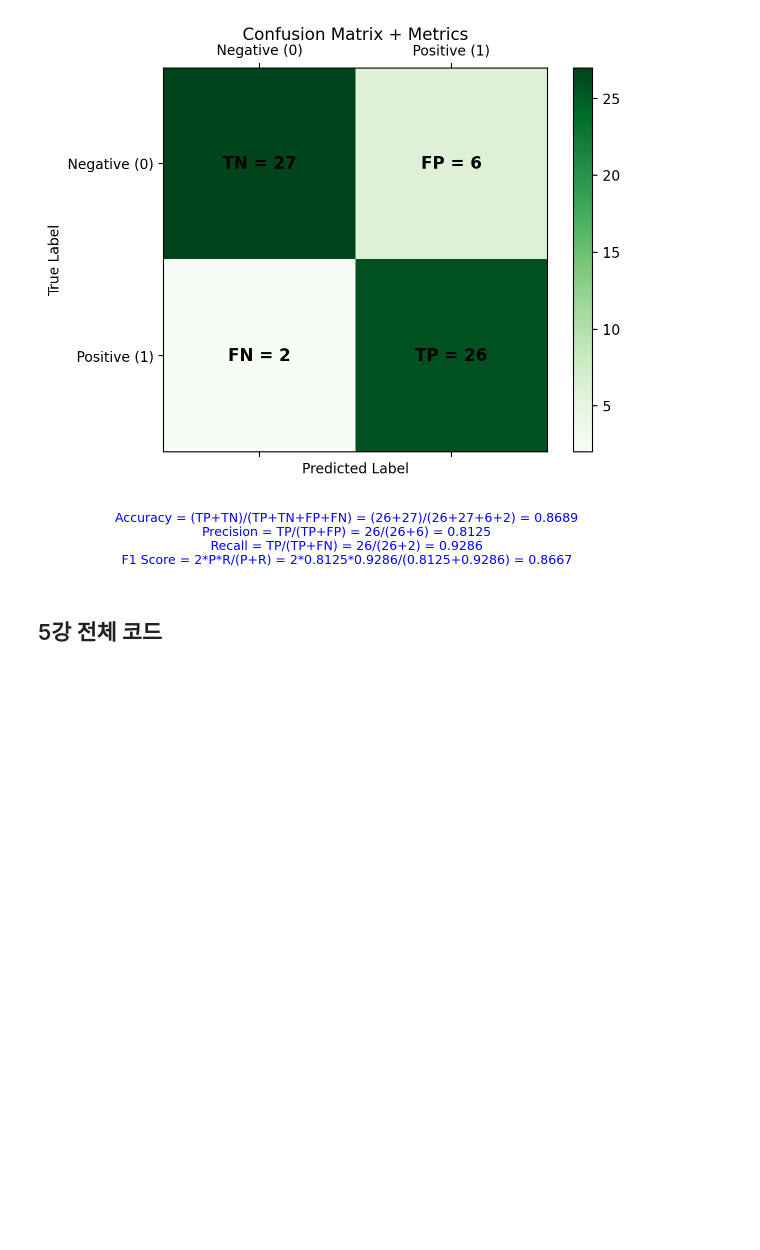
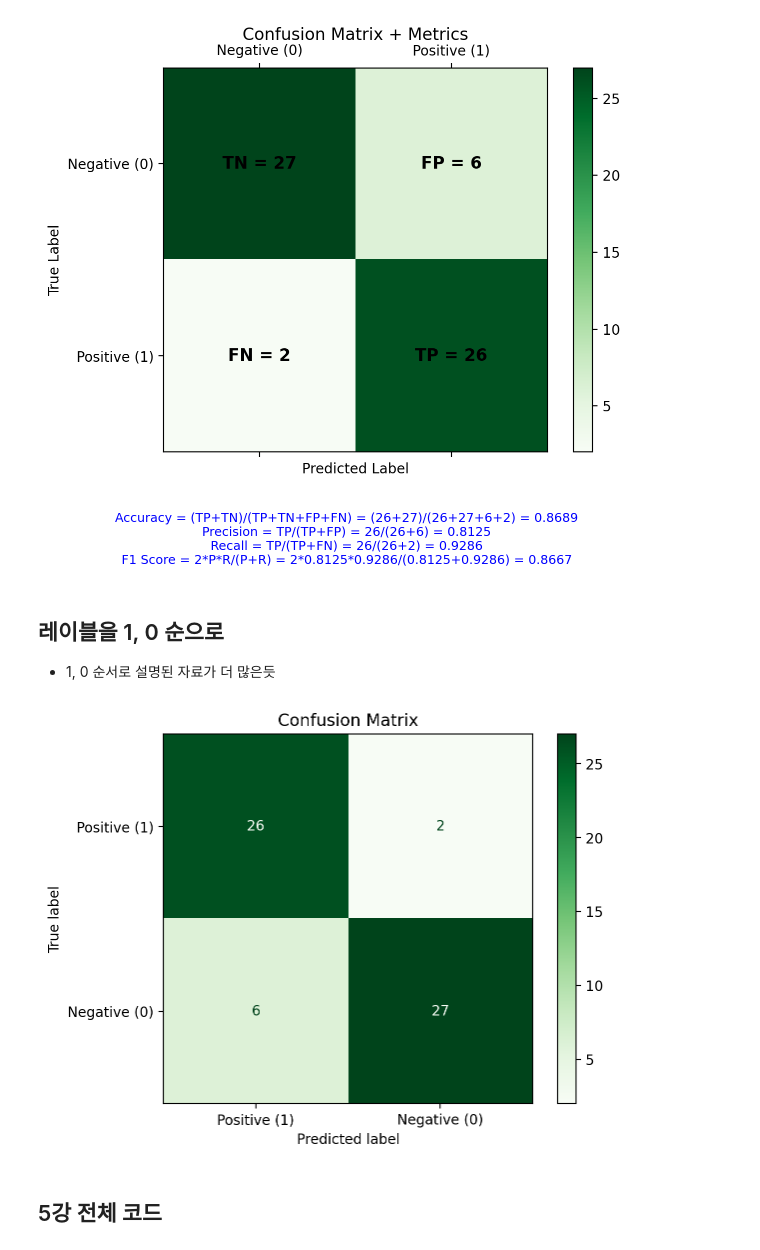
Before and after one commit to ai7dnn/2025-PyTorch, a Jupyter notebook: code/Lect-PT05.ipynb, the cells around one changed output. Cells and saved outputs as stored; diff of their text form; code cells hidden in the pictures; blank space fills up the shorter version.

```diff
--- a/code/Lect-PT05.ipynb
+++ b/code/Lect-PT05.ipynb
@@ -254,6 +254,20 @@ plt.tight_layout()
 plt.show()
 # %% [output]
 [figure]
+# %% [markdown]
+## 레이블을 1, 0 순으로
+- 1, 0 순서로 설명된 자료가 더 많은듯
+# %%
+from sklearn.metrics import confusion_matrix, ConfusionMatrixDisplay
+import matplotlib.pyplot as plt
+
+cm = confusion_matrix(y_true, y_pred, labels=[1, 0])
+disp = ConfusionMatrixDisplay(confusion_matrix=cm, display_labels=["Positive (1)", "Negative (0)"])
+disp.plot(cmap="Greens")
+plt.title("Confusion Matrix")
+plt.show()
+# %% [output]
+[figure, added]
 # %% [markdown]
 ## 5강 전체 코드
 # %%
```
Also changed, not shown: parts of 1 cell of this notebook, 1 other file.
